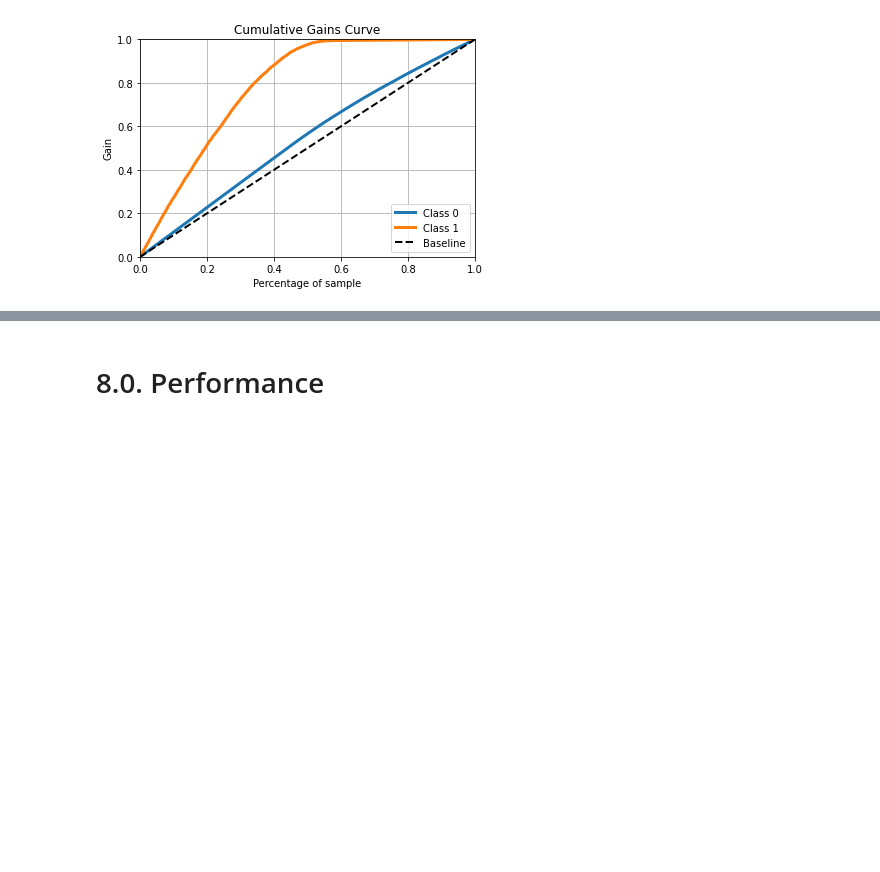
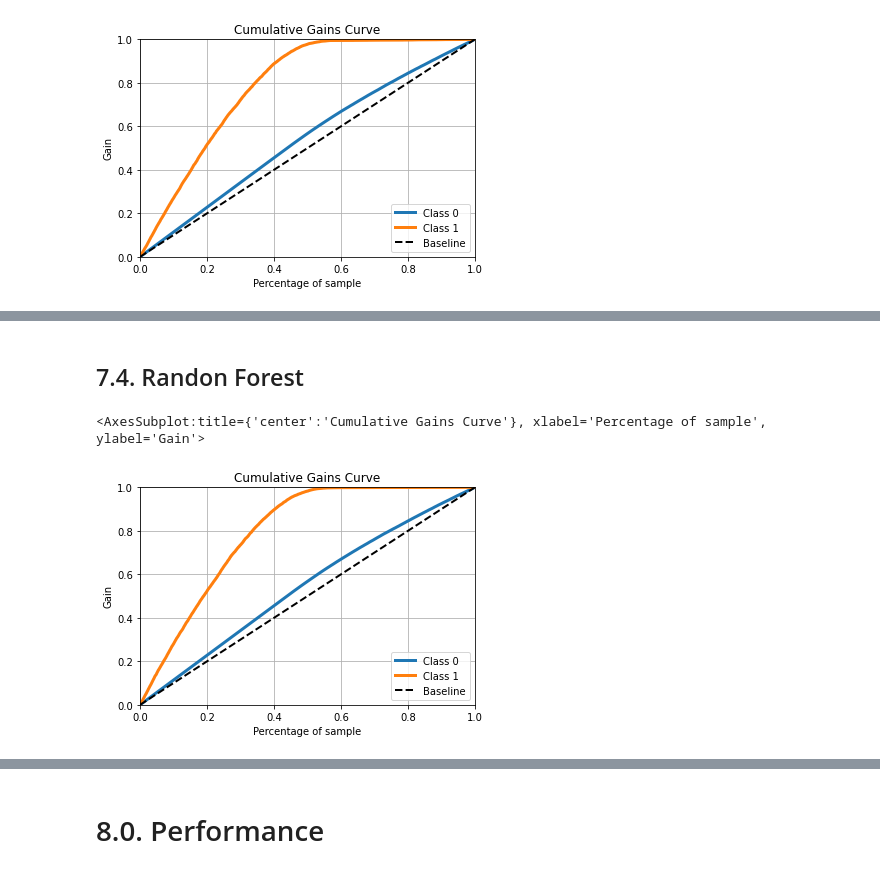
Before and after one commit to laurivansareta/Health-Insurance-Ranking, a Jupyter notebook: notebooks/1.0.ls_health_insurance_cross_sell.ipynb, the cells around one changed output, grey strips where cells are left out. Cells and saved outputs as stored; diff of their text form; code cells hidden in the pictures; blank space fills up the shorter version.

```diff
--- a/notebooks/1.0.ls_health_insurance_cross_sell.ipynb
+++ b/notebooks/1.0.ls_health_insurance_cross_sell.ipynb
@@ -557,0 +558,17 @@ skplt.metrics.plot_lift_curve( y_val, yhat_et );
+# %% [markdown]
+## 7.4. Randon Forest
+# %%
+# Model definition
+rf_model = en.RandomForestClassifier(n_estimators=1000, n_jobs=-4, random_state=42 )
+
+# Model training
+rf_model.fit(x_train, y_train)
+
+# Model fit
+yhat_rf = rf_model.predict_proba(x_val)
+# %%
+# Accumulative gain
+skplt.metrics.plot_cumulative_gain(y_val, yhat_rf)
+# %% [output]
+<AxesSubplot:title={'center':'Cumulative Gains Curve'}, xlabel='Percentage of sample', ylabel='Gain'>
+[figure, added]
```
Also changed, not shown: parts of 23 cells of this notebook, 6 other files.
